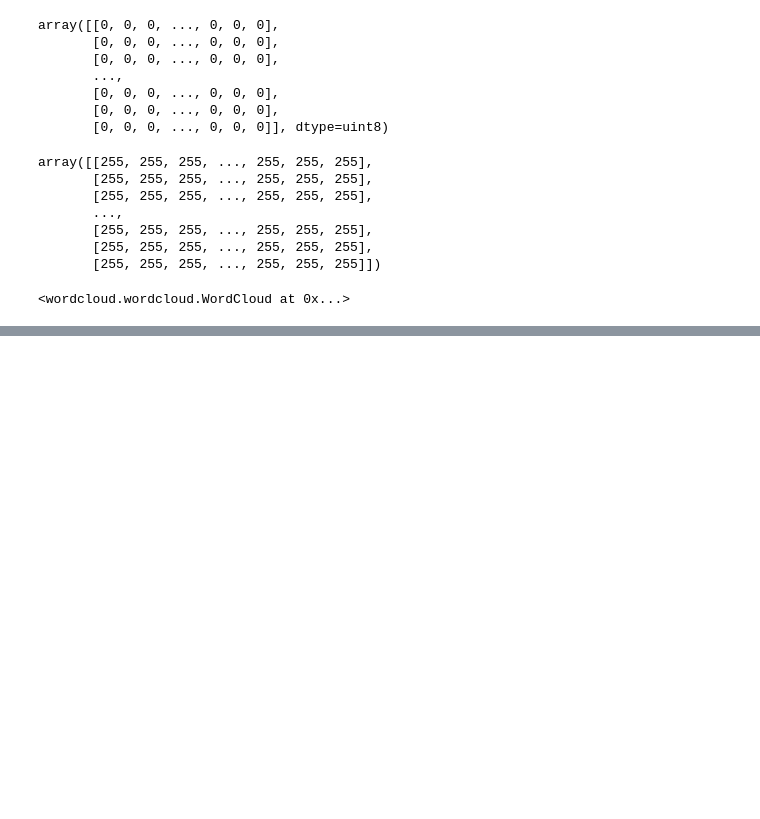
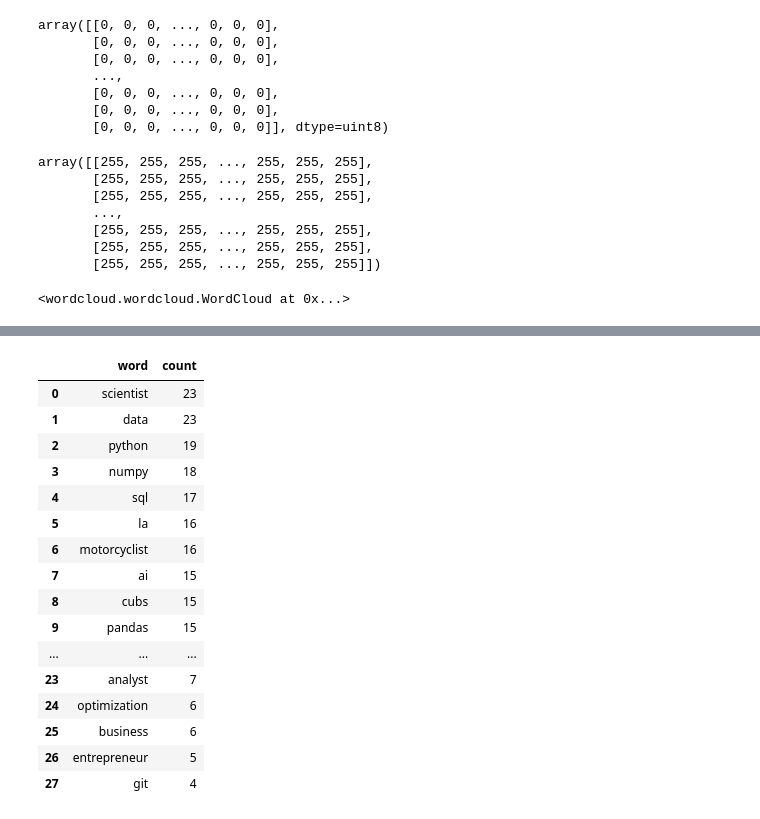
Before and after one commit to mariojrgithub/wordcloud_logo, a Jupyter notebook: logo.ipynb, the cells around one changed output, grey strips where cells are left out. Saved outputs shown, nothing was run; the diff lists cells and outputs as text; code cells hidden in the pictures; blank space fills up the shorter version.

```diff
--- a/logo.ipynb
+++ b/logo.ipynb
@@ -153,0 +158,4 @@ plt.show()
+# %%
+# instantiate and fit CountVectorizer
+cv = CountVectorizer(ngram_range=(1,2))
+cv.fit(text.split())
@@ -153,0 +200,29 @@ plt.show()
+# %%
+# create dataframe from dict
+word_df = pd.DataFrame.from_dict(word_dict, orient='index', columns=['count'])
+# sort by count
+word_df.sort_values(by='count', ascending=False, inplace=True)
+# reset the index
+word_df.reset_index(inplace=True)
+# rename columns
+word_df.columns = ['word', 'count']
+# display final formatted df
+word_df
+# %% [output]
+|  | word | count |
+| 0 | scientist | 23 |
+| 1 | data | 23 |
+| 2 | python | 19 |
+| 3 | numpy | 18 |
+| 4 | sql | 17 |
+| 5 | la | 16 |
+| 6 | motorcyclist | 16 |
+| 7 | ai | 15 |
+| 8 | cubs | 15 |
+| 9 | pandas | 15 |
+| ... | ... | ... |
+| 23 | analyst | 7 |
+| 24 | optimization | 6 |
+| 25 | business | 6 |
+| 26 | entrepreneur | 5 |
+| 27 | git | 4 |
```
Also changed, not shown: parts of 13 cells of this notebook.
